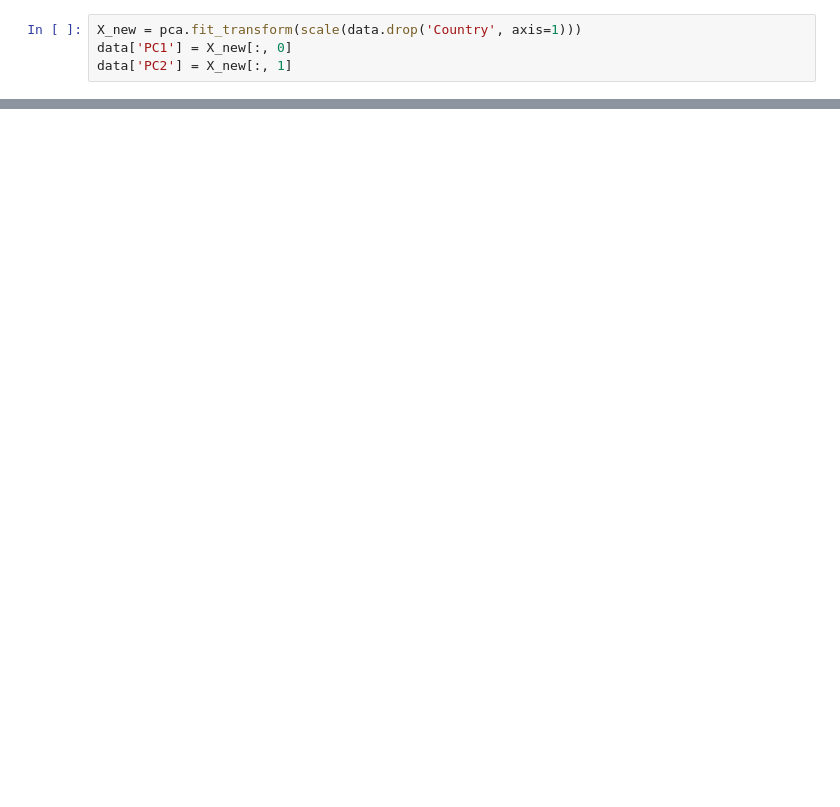
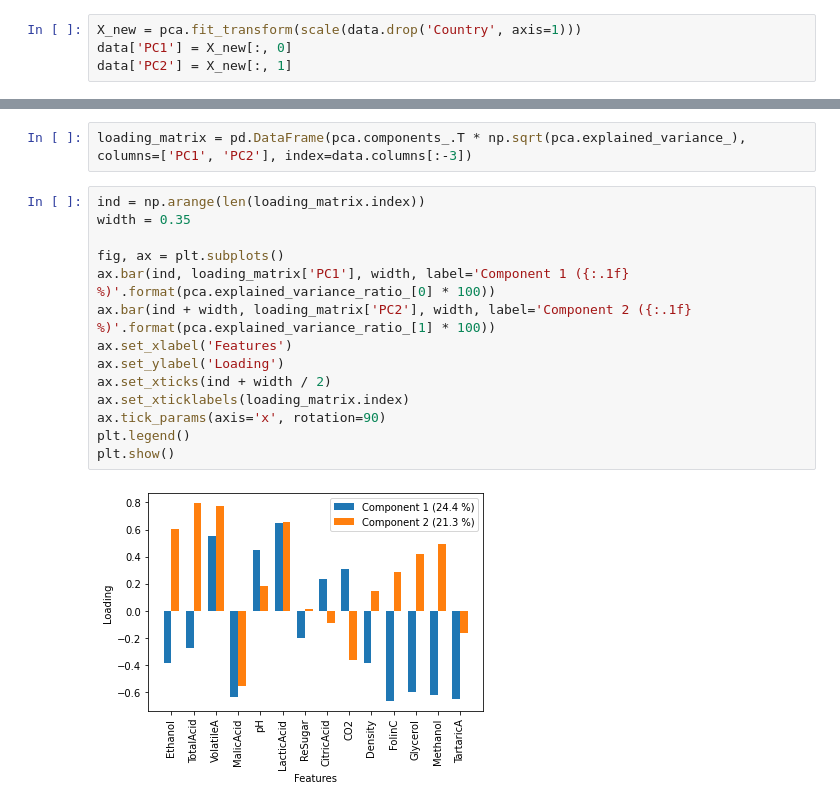
Before and after one commit to arm61/trad_ml_methods, a Jupyter notebook: wine_pca.ipynb, the cells around one changed output, grey strips where cells are left out. Drawn from its saved outputs; the diff is of its cells as text; blank space fills up the shorter version.

```diff
--- a/wine_pca.ipynb
+++ b/wine_pca.ipynb
@@ -165,0 +175,18 @@ plt.show()
+# %%
+loading_matrix = pd.DataFrame(pca.components_.T * np.sqrt(pca.explained_variance_), columns=['PC1', 'PC2'], index=data.columns[:-3])
+# %%
+ind = np.arange(len(loading_matrix.index))
+width = 0.35
+
+fig, ax = plt.subplots()
+ax.bar(ind, loading_matrix['PC1'], width, label='Component 1 ({:.1f} %)'.format(pca.explained_variance_ratio_[0] * 100))
+ax.bar(ind + width, loading_matrix['PC2'], width, label='Component 2 ({:.1f} %)'.format(pca.explained_variance_ratio_[1] * 100))
+ax.set_xlabel('Features')
+ax.set_ylabel('Loading')
+ax.set_xticks(ind + width / 2)
+ax.set_xticklabels(loading_matrix.index)
+ax.tick_params(axis='x', rotation=90)
+plt.legend()
+plt.show()
+# %% [output]
+[figure, added]
```
Also changed, not shown: parts of 11 cells of this notebook, 2 other files.
